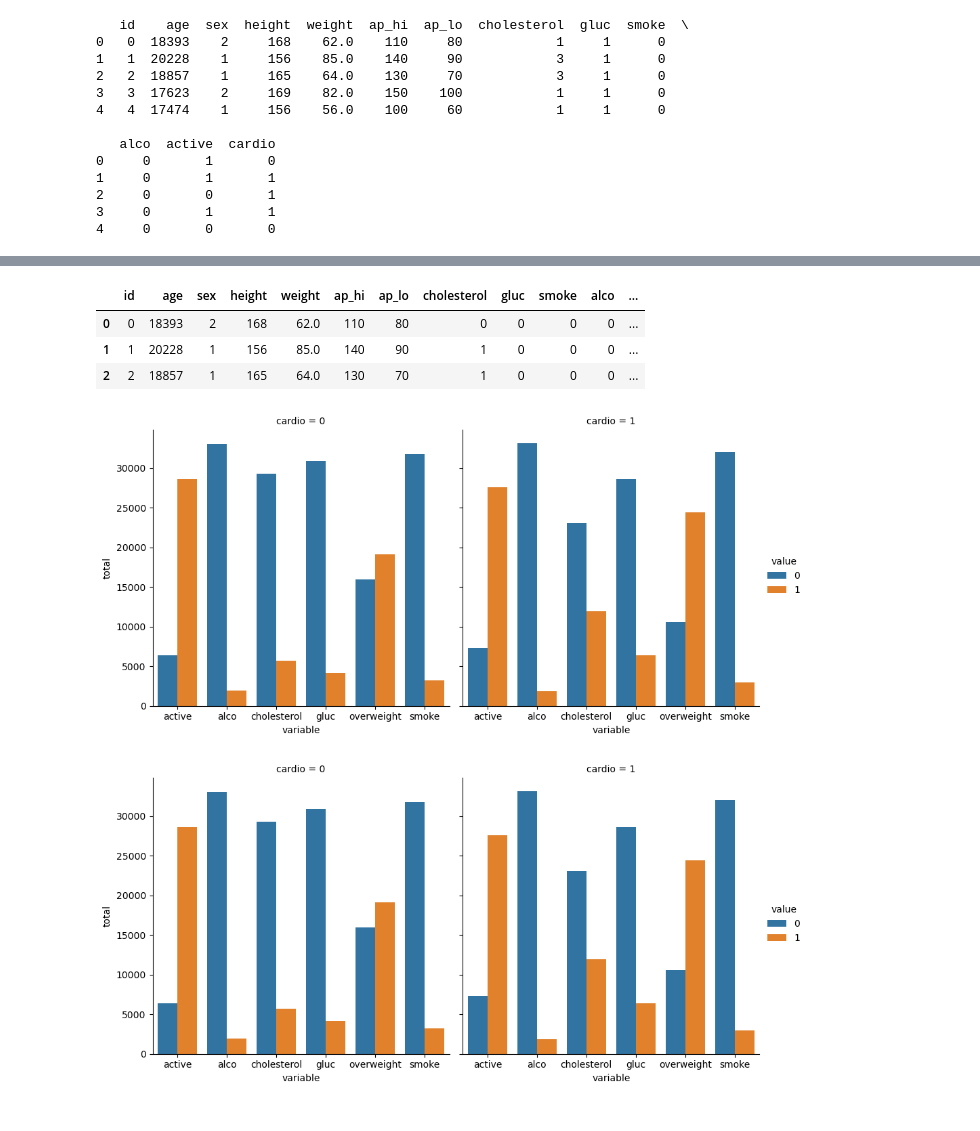
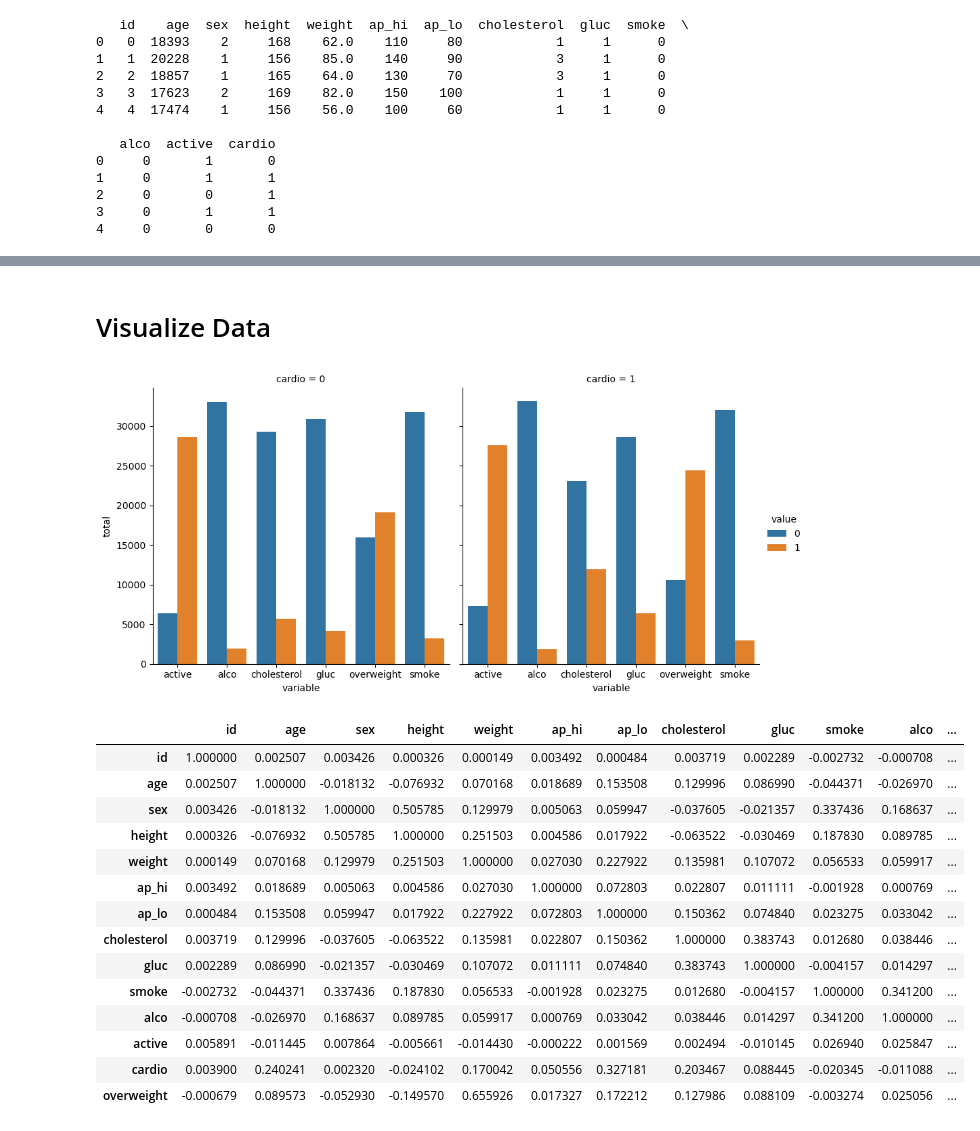
Before and after one commit to awault/med_data_visualizer, a Jupyter notebook: workbook.ipynb, the cells around one changed output, grey strips where cells are left out. Cells and saved outputs as stored; diff of their text form; code cells hidden in the pictures.

```diff
--- a/workbook.ipynb
+++ b/workbook.ipynb
@@ -57,13 +92,8 @@ df.head(3)
 df['cholesterol'] = (df['cholesterol'] > 1).astype(int)
 
 df['gluc'] = (df['gluc'] > 1).astype(int)
-# %%
-df.head(3)
-# %% [output]
-|  | id | age | sex | height | weight | ap_hi | ap_lo | cholesterol | gluc | smoke | alco | ... |
-| 0 | 0 | 18393 | 2 | 168 | 62.0 | 110 | 80 | 0 | 0 | 0 | 0 | ... |
-| 1 | 1 | 20228 | 1 | 156 | 85.0 | 140 | 90 | 1 | 0 | 0 | 0 | ... |
-| 2 | 2 | 18857 | 1 | 165 | 64.0 | 130 | 70 | 1 | 0 | 0 | 0 | ... |
+# %% [markdown]
+# Visualize Data
 # %%
 # Draw Categorical Plot
 def draw_cat_plot():
@@ -82,9 +112,33 @@ def draw_cat_plot():
 
     # Do not modify the next two lines
     fig.savefig('catplot.png')
-    return fig
+
+draw_cat_plot()
+# %% [output]
+[figure, added]
-# %%
-draw_cat_plot()
-# %% [output]
-[figure, removed]
-[figure, removed]
+# %%
+# Remove Outliers
+bp_bool = df['ap_lo'] <= df['ap_hi']
+short_bool = df['height'] >= df['height'].quantile(0.025)
+tall_bool = df['height'] <= df['height'].quantile(0.975)
+uw_bool = df['weight']  >= df['weight'].quantile(.025)
+ow_bool = df['weight'] <= df['weight'].quantile(.975)
+
+df_heat = df[bp_bool & short_bool & tall_bool & uw_bool & ow_bool]
+df_heat.corr()
+# %% [output]
+|  | id | age | sex | height | weight | ap_hi | ap_lo | cholesterol | gluc | smoke | alco | ... |
+| id | 1.000000 | 0.002507 | 0.003426 | 0.000326 | 0.000149 | 0.003492 | 0.000484 | 0.003719 | 0.002289 | -0.002732 | -0.000708 | ... |
+| age | 0.002507 | 1.000000 | -0.018132 | -0.076932 | 0.070168 | 0.018689 | 0.153508 | 0.129996 | 0.086990 | -0.044371 | -0.026970 | ... |
+| sex | 0.003426 | -0.018132 | 1.000000 | 0.505785 | 0.129979 | 0.005063 | 0.059947 | -0.037605 | -0.021357 | 0.337436 | 0.168637 | ... |
+| height | 0.000326 | -0.076932 | 0.505785 | 1.000000 | 0.251503 | 0.004586 | 0.017922 | -0.063522 | -0.030469 | 0.187830 | 0.089785 | ... |
+| weight | 0.000149 | 0.070168 | 0.129979 | 0.251503 | 1.000000 | 0.027030 | 0.227922 | 0.135981 | 0.107072 | 0.056533 | 0.059917 | ... |
+| ap_hi | 0.003492 | 0.018689 | 0.005063 | 0.004586 | 0.027030 | 1.000000 | 0.072803 | 0.022807 | 0.011111 | -0.001928 | 0.000769 | ... |
+| ap_lo | 0.000484 | 0.153508 | 0.059947 | 0.017922 | 0.227922 | 0.072803 | 1.000000 | 0.150362 | 0.074840 | 0.023275 | 0.033042 | ... |
+| cholesterol | 0.003719 | 0.129996 | -0.037605 | -0.063522 | 0.135981 | 0.022807 | 0.150362 | 1.000000 | 0.383743 | 0.012680 | 0.038446 | ... |
+| gluc | 0.002289 | 0.086990 | -0.021357 | -0.030469 | 0.107072 | 0.011111 | 0.074840 | 0.383743 | 1.000000 | -0.004157 | 0.014297 | ... |
+| smoke | -0.002732 | -0.044371 | 0.337436 | 0.187830 | 0.056533 | -0.001928 | 0.023275 | 0.012680 | -0.004157 | 1.000000 | 0.341200 | ... |
+| alco | -0.000708 | -0.026970 | 0.168637 | 0.089785 | 0.059917 | 0.000769 | 0.033042 | 0.038446 | 0.014297 | 0.341200 | 1.000000 | ... |
+| active | 0.005891 | -0.011445 | 0.007864 | -0.005661 | -0.014430 | -0.000222 | 0.001569 | 0.002494 | -0.010145 | 0.026940 | 0.025847 | ... |
+| cardio | 0.003900 | 0.240241 | 0.002320 | -0.024102 | 0.170042 | 0.050556 | 0.327181 | 0.203467 | 0.088445 | -0.020345 | -0.011088 | ... |
+| overweight | -0.000679 | 0.089573 | -0.052930 | -0.149570 | 0.655926 | 0.017327 | 0.172212 | 0.127986 | 0.088109 | -0.003274 | 0.025056 | ... |
```
Also changed, not shown: parts of 8 cells of this notebook, 3 other files.
